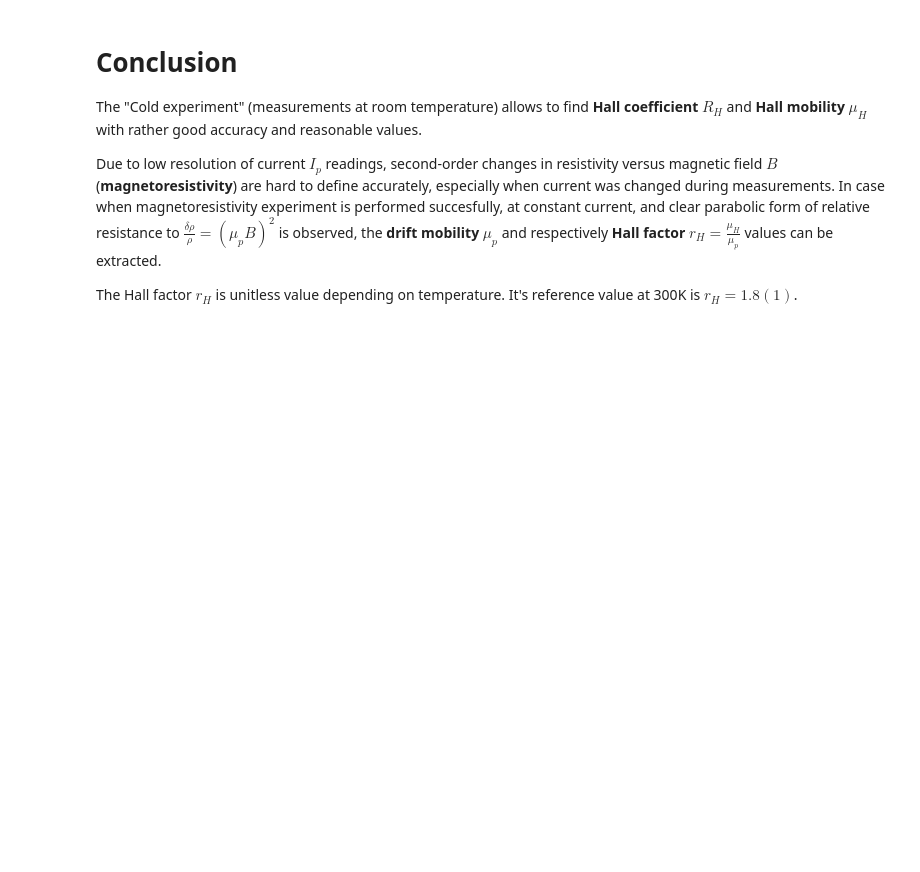
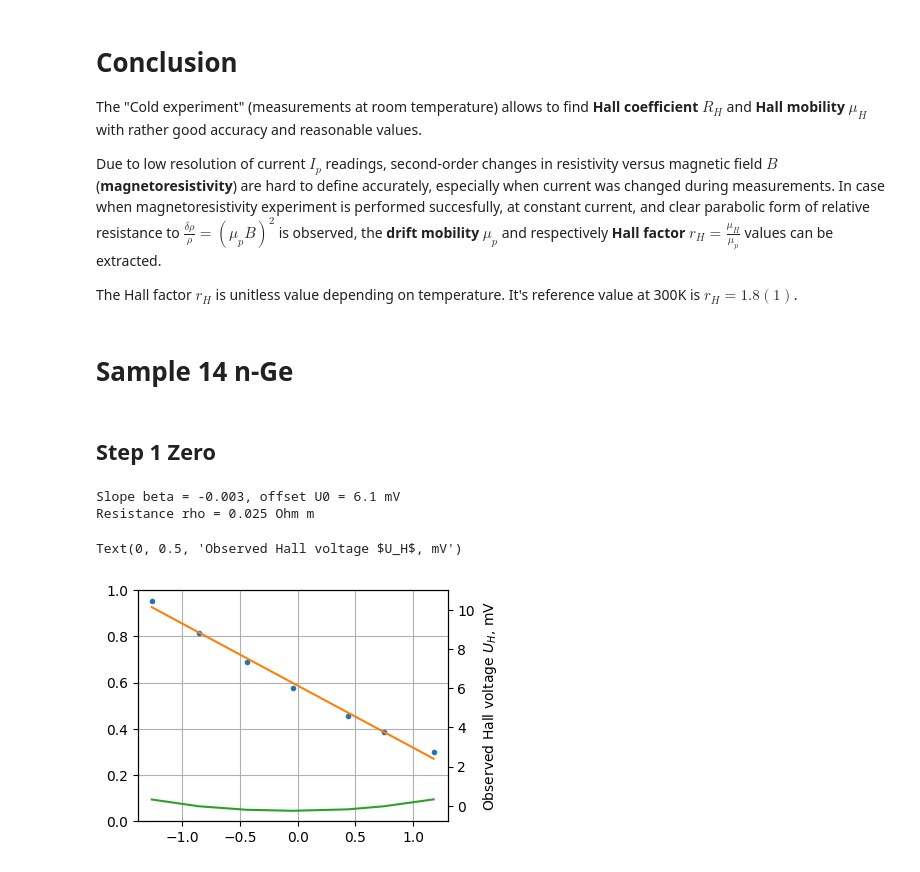
Before and after one commit to evgeny-kolonsky/Lab4, a Jupyter notebook: Hall/Hall_cold_measurements.ipynb, the cells around one changed output. Saved outputs shown, nothing was run; the diff lists cells and outputs as text; code cells hidden in the pictures; blank space fills up the shorter version.

Commit message:
+ sample 14

```diff
--- a/Hall/Hall_cold_measurements.ipynb
+++ b/Hall/Hall_cold_measurements.ipynb
@@ -314,3 +319,59 @@ The "Cold experiment" (measurements at room temperature) allows to find **Hall c
 Due to low resolution of current $I_p$ readings, second-order changes in resistivity versus  magnetic field $B$ (**magnetoresistivity**) are hard to define accurately, especially when current was changed during measurements. In case when magnetoresistivity experiment is performed succesfully, at constant current, and clear parabolic form of relative resistance to $\frac{\delta \rho}{\rho} = (\mu_p B)^2$ is observed, the **drift mobility** $\mu_p$ and respectively **Hall factor** $r_H=\frac{\mu_H}{\mu_p}$ values can be extracted.
 
 The Hall factor $r_H$ is unitless value depending on temperature. It's reference value at 300K is $r_H = 1.8(1)$.
+# %% [markdown]
+# Sample 14 n-Ge
+# %% [markdown]
+## Step 1 Zero
+# %%
+zero = '''
+#B = 0
+# Ip mA, Up mV, UH mV
+-30 -1264 10.46
+-20 -858 8.83
+-9 -441 7.33
+0 -43 6.02
+12 435 4.58
+20 743 3.76
+30 1177 2.74
+'''
+
+Ip, Up, Uh = np.genfromtxt(zero.splitlines()).T
+Ip *= 1e-3
+Up *= 1e-3
+Uh *= 1e-3
+
+# uncertaities
+Ip_err = 1e-3 #mA
+Ip_rel = Ip_err / Ip
+U_err = 1e3 #mV
+Uh_rel = U_err / Up
+
+
+fig, ax = plt.subplots(1, 1, figsize=(4, 3))
+ax1 = ax.twinx()
+fit_conductivity = linregress(Up, Ip)
+fit_leak = linregress(Up, Uh)
+beta, U0 = fit_leak.slope, fit_leak.intercept
+print(f'Slope beta = {beta:.3f}, offset U0 = {U0*1e3:.1f} mV')
+
+R = 1 /  fit_conductivity.slope
+rho = R * W * d / L
+print(f'Resistance rho = {rho:.3f} Ohm m')
+
+#ax.plot(Up, Ip*1e3, '.')
+#ax.plot(Up, 1e3*(fit_conductivity.intercept + fit_conductivity.slope * Up))
+#ax.set_xlabel(r'Potential voltage $U_p$, V')
+#ax.set_ylabel(r"Current $I_p$, mA")
+ax.grid()
+
+
+ax1.plot(Up, Uh*1e3, '.')
+ax1.plot(Up, (beta*Up + U0)*1e3)
+ax1.plot(Up, Uh*1e3 - (beta*Up + U0)*1e3)
+ax1.set_ylabel(r"Observed Hall voltage $U_H$, mV")
+# %% [output]
+Slope beta = -0.003, offset U0 = 6.1 mV
+Resistance rho = 0.025 Ohm m
+Text(0, 0.5, 'Observed Hall voltage $U_H$, mV')
+[figure, added]
```
Also changed, not shown: parts of 14 cells of this notebook.
